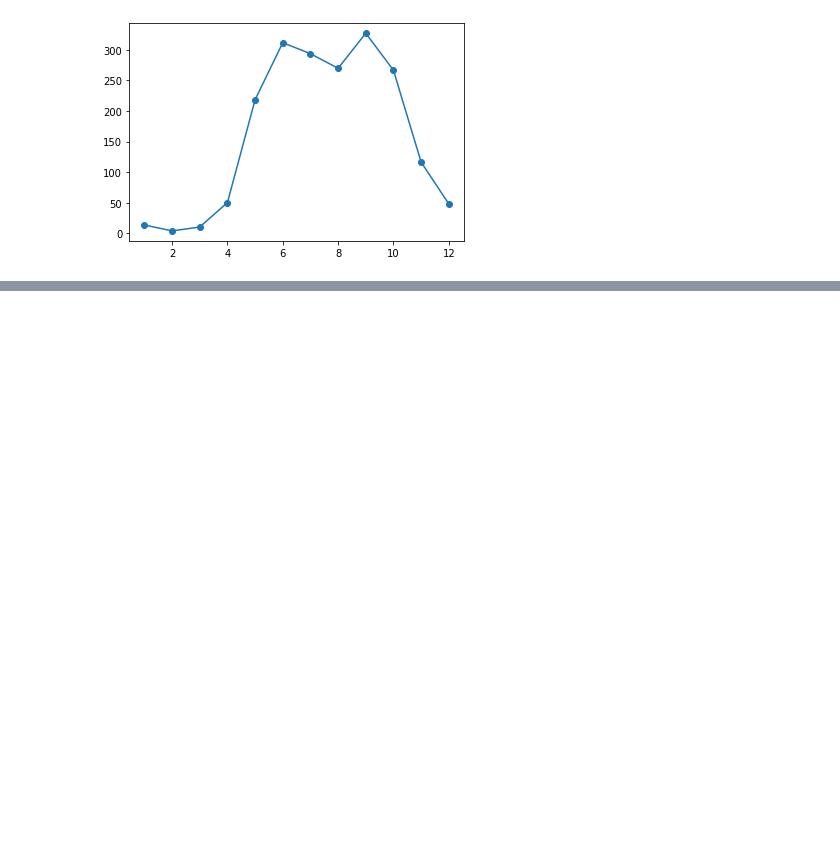
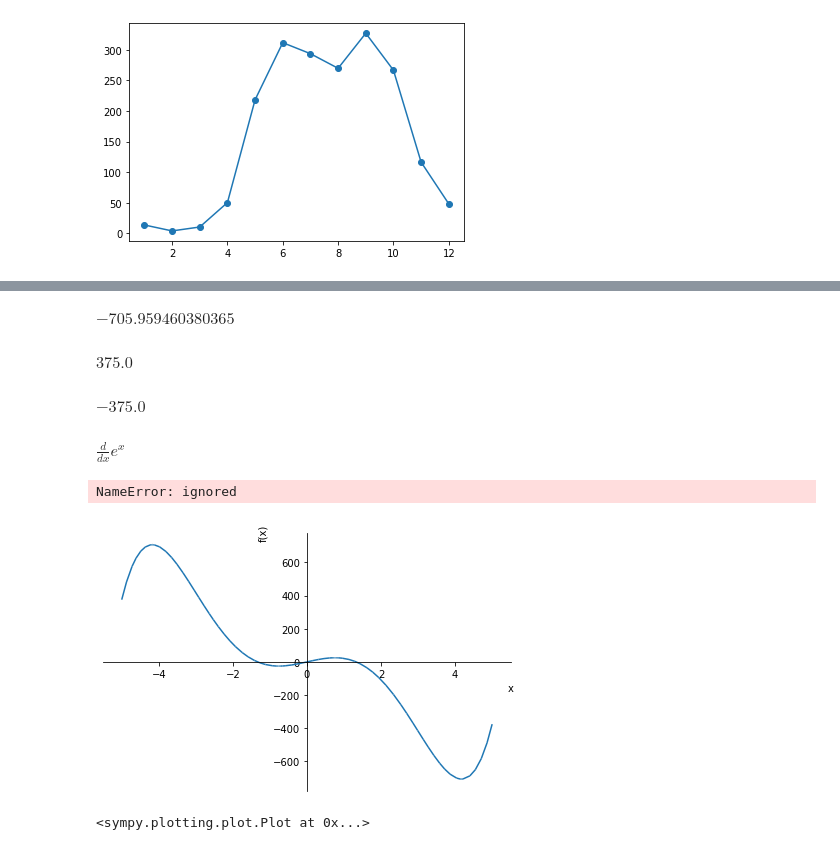
Before and after one commit to NguyenDucHuyCNTT31/THToanCaoCap, a Jupyter notebook: Baitapchuong2.ipynb, the cells around one changed output, grey strips where cells are left out. Cells and saved outputs as stored; diff of their text form; code cells hidden in the pictures; blank space fills up the shorter version.

```diff
--- a/Baitapchuong2.ipynb
+++ b/Baitapchuong2.ipynb
@@ -142,0 +204,6 @@ show()
+# %%
+from sympy import Symbol, solve, Derivative
+x = Symbol('x')
+f = x**5 - 30*x**3 + 50*x
+d1 = Derivative(f,x). doit( )
+cuctri = solve( d1 )
@@ -142,0 +255,29 @@ show()
+# %%
+f.subs({x:D }).evalf( )
+# %% [output]
+$\displaystyle -705.959460380365$
+# %%
+f.subs({x: x_min }).evalf( )
+# %% [output]
+$\displaystyle 375.0$
+# %%
+f.subs({x:x_max }).evalf( )
+# %% [output]
+$\displaystyle -375.0$
+# %%
+g = sympy. E**x
+g1 = Derivative ( g , x )
+g1
+# %% [output]
+$\displaystyle \frac{d}{d x} e^{x}$
+# %%
+Derivative(exp(x),x)
+solve(g1 )
+# %% [output]
+NameError: ignored
+# %%
+import sympy
+sympy.plot (f,(x,-5,5 ))
+# %% [output]
+[figure, added]
+<sympy.plotting.plot.Plot at 0x...>
```
Also changed, not shown: parts of 34 cells of this notebook.
